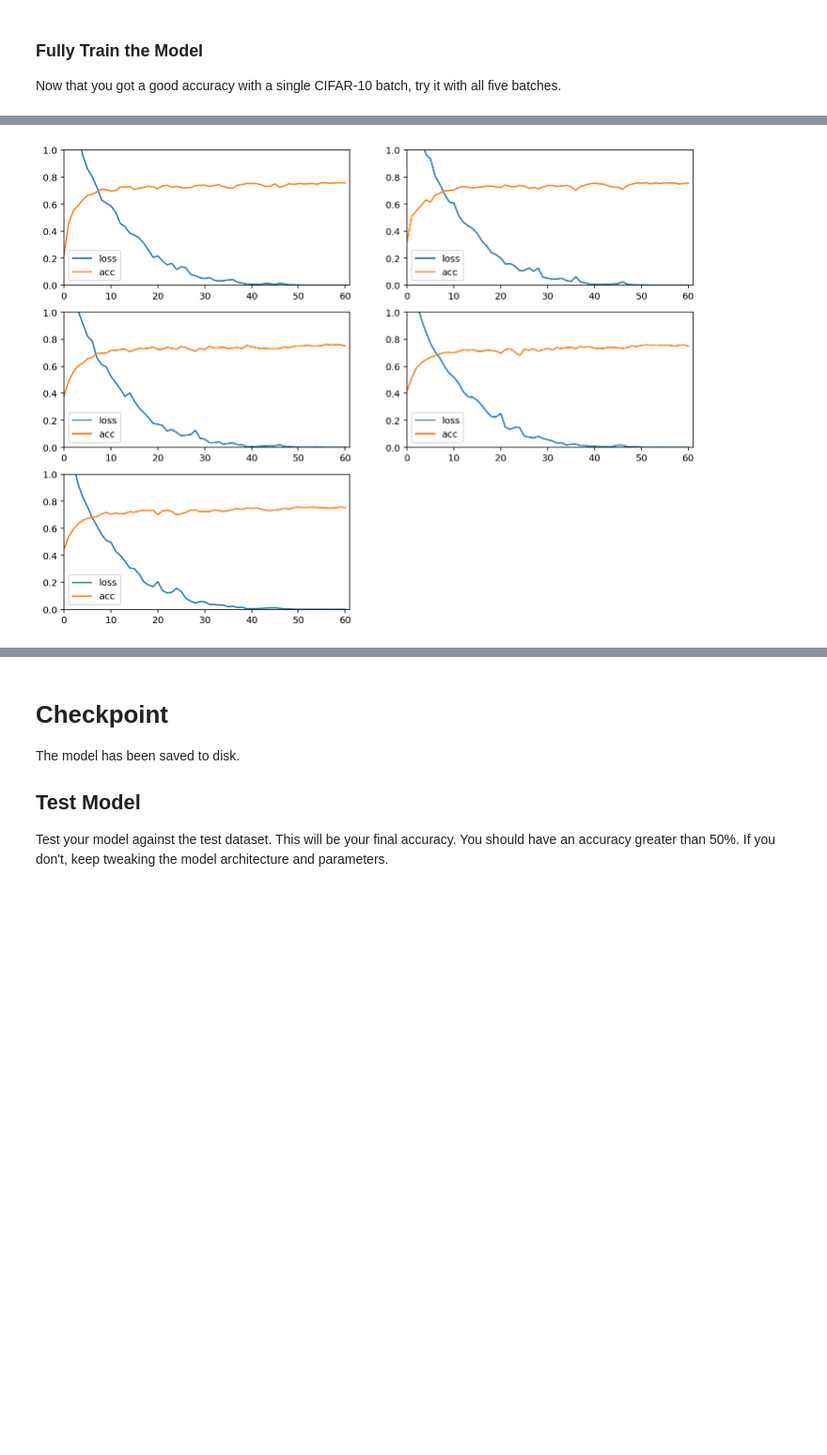
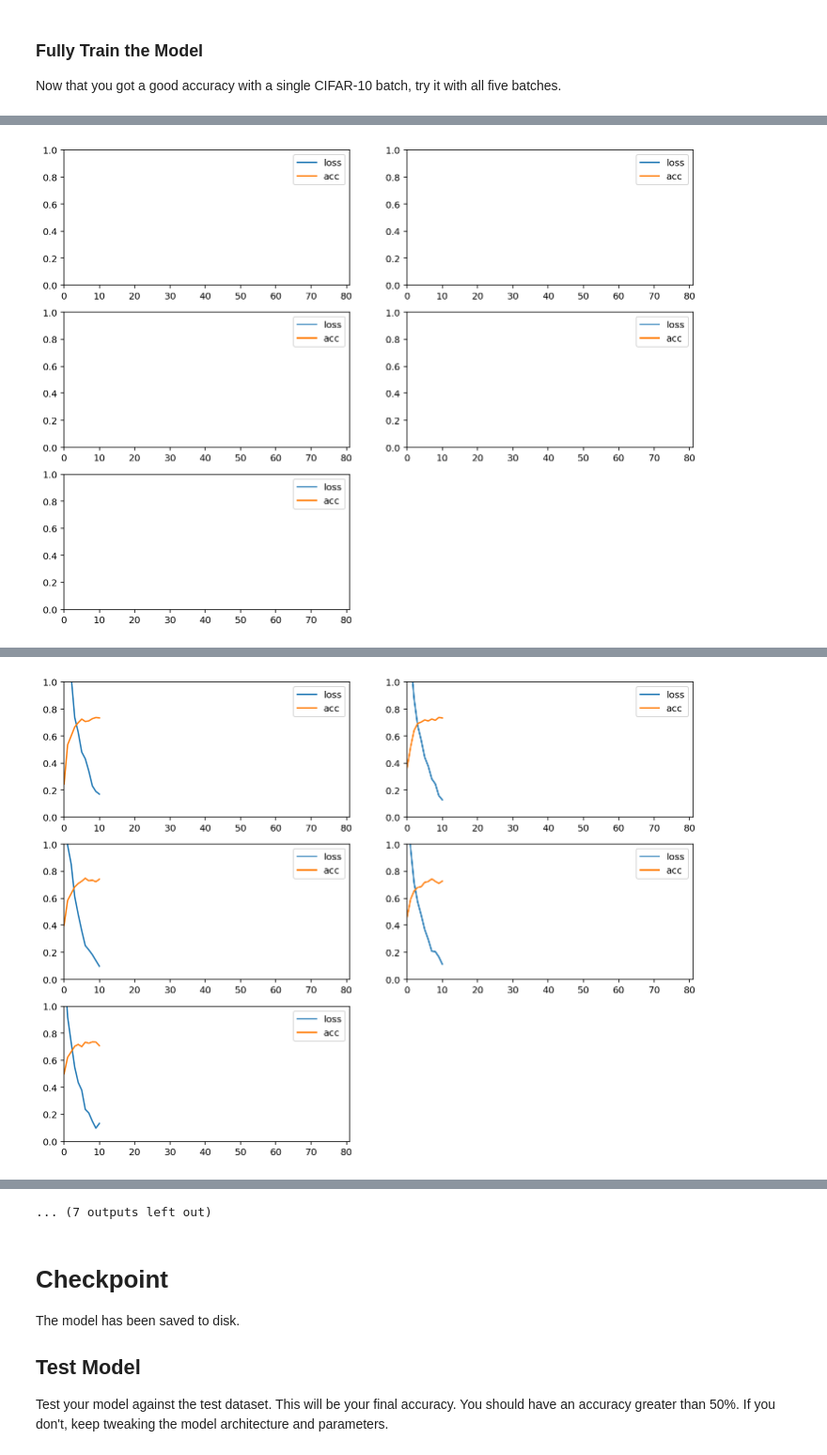
Before and after one commit to matzeox/udacity_dlf_project2, a Jupyter notebook: dlnd_image_classification.ipynb, the cells around one changed output, grey strips where cells are left out. Shown at 94% size. Cells and saved outputs as stored; diff of their text form; code cells hidden in the pictures; blank space fills up the shorter version.

Commit message:
- changed some hyperparameters - added a second fc layer - relu layer is now implemented in the fc layer

```diff
--- a/dlnd_image_classification.ipynb
+++ b/dlnd_image_classification.ipynb
@@ -323,6 +323,9 @@ def fully_conn(x_tensor, num_outputs):
     #fc layer
     x_tensor = tf.add(tf.matmul(x_tensor, W), b)
 
+    #relu
+    x_tensor = tf.nn.relu(x_tensor)
+
 
     return x_tensor
 
@@ -347,7 +350,14 @@ def output(x_tensor, num_outputs):
     : return: A 2-D tensor where the second dimension is num_outputs.
     """
 
-    return fully_conn(x_tensor, num_outputs)
+    weights_shape = [x_tensor.get_shape().as_list()[1], num_outputs]
+    W = tf.Variable(tf.truncated_normal(weights_shape, 0.0, 1.0/np.sqrt(weights_shape[0])))
+    b = tf.Variable(tf.zeros(num_outputs))
+
+    #fc layer
+    x_tensor = tf.add(tf.matmul(x_tensor, W), b)
+
+    return x_tensor
 
 
 """
@@ -378,7 +388,7 @@ def conv_net(x, keep_prob):
     #    Play around with different number of outputs, kernel size and stride
     # Function Definition from Above:
     #    conv2d_maxpool(x_tensor, conv_num_outputs, conv_ksize, conv_strides, pool_ksize, pool_strides)
-    conv_layer1 = conv2d_maxpool(x, 32, (5, 5), (1, 1), (2, 2), (2, 2))
+    conv_layer1 = conv2d_maxpool(x, 64, (3, 3), (1, 1), (2, 2), (2, 2))
     conv_layer2 = conv2d_maxpool(conv_layer1, 128, (3, 3), (1, 1), (2, 2), (2, 2))
     conv_layer3 = conv2d_maxpool(conv_layer2, 256, (3, 3), (1, 1), (2, 2), (2, 2))
 
@@ -391,15 +401,16 @@ def conv_net(x, keep_prob):
     # TODO: Apply 1, 2, or 3 Fully Connected Layers
     #    Play around with different number of outputs
     # Function Definition from Above:
-    fc_layer = fully_conn(flat_layer, 1024)
-    fc_layer = tf.nn.relu(fc_layer)
-    fc_layer = tf.nn.dropout(fc_layer, keep_prob)
+    fc_layer1 = fully_conn(flat_layer, 1024)
+    fc_layer1 = tf.nn.dropout(fc_layer1, keep_prob)
+    fc_layer2 = fully_conn(fc_layer1, 1024)
+    fc_layer2 = tf.nn.dropout(fc_layer2, keep_prob)
 
 
     # TODO: Apply an Output Layer
     #    Set this to the number of classes
     # Function Definition from Above:
-    out = output(fc_layer, 10)
+    out = output(fc_layer2, 10)
 
     # TODO: return output
     return out
@@ -499,8 +510,8 @@ Tune the following parameters:
 * Set `keep_probability` to the probability of keeping a node using dropout
 # %%
 # TODO: Tune Parameters
-epochs = 61
-batch_size = 1024
+epochs = 81
+batch_size = 512
 keep_probability = 0.8
 # %% [markdown]
 ### Train on a Single CIFAR-10 Batch
@@ -592,8 +603,8 @@ with tf.Session() as sess:
             plot_loss_and_acc(train_losses, val_accs, draw_epochs, 5)
 
             display.display(plt.gcf())
-            display.clear_output(wait=True)
-            time.sleep(5)
+            #display.clear_output(wait=True)
+            time.sleep(1)
 
 
     # Save Model
@@ -603 +620 @@ with tf.Session() as sess:
-[figure, old version]
+[figure, new version]
@@ -603,0 +638 @@ with tf.Session() as sess:
+[figure, added]
@@ -604,3 +711,4 @@ with tf.Session() as sess:
+... (7 outputs left out)
 # %% [markdown]
 # Checkpoint
 The model has been saved to disk.
```
Also changed, not shown: parts of 2 cells of this notebook, 2 other files.
